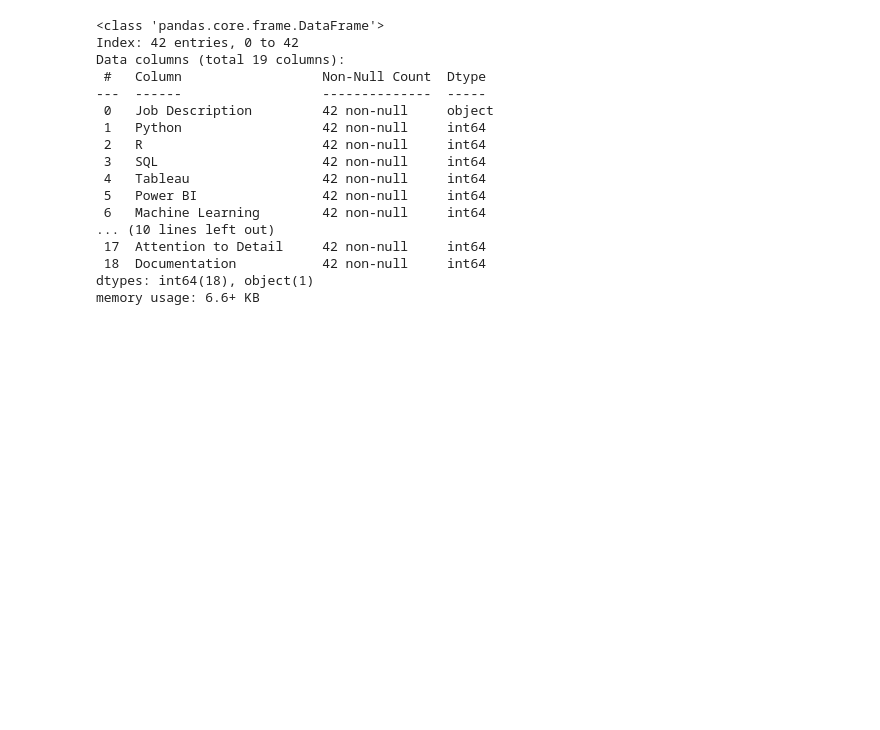
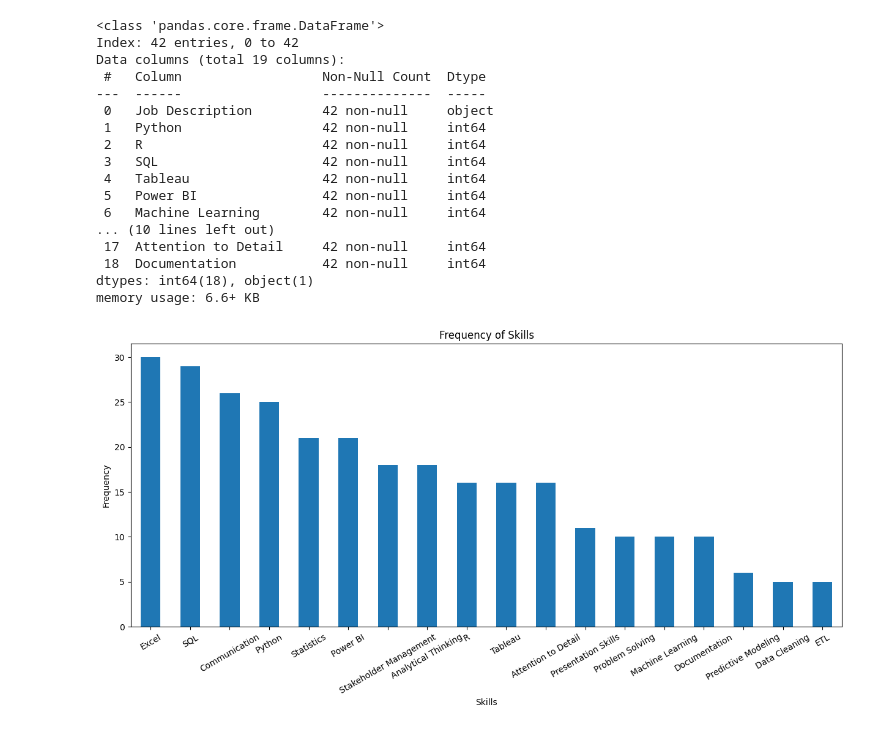
Before and after one commit to raz0208/Job-Analysis-, a Jupyter notebook: Data_Analyst_Job_Analysis.ipynb, the cells around one changed output. Saved outputs shown, nothing was run; the diff lists cells and outputs as text; code cells hidden in the pictures; blank space fills up the shorter version.

```diff
--- a/Data_Analyst_Job_Analysis.ipynb
+++ b/Data_Analyst_Job_Analysis.ipynb
@@ -224,3 +225,17 @@ Data columns (total 19 columns):
  18  Documentation           42 non-null     int64
 dtypes: int64(18), object(1)
 memory usage: 6.6+ KB
+# %%
+# Visualise skills counts in a bar chart
+skills_counts = df_cleaned.iloc[:, 1:].sum()
+skills_counts.sort_values(ascending=False, inplace=True)
+
+plt.figure(figsize=(15, 6))
+skills_counts.plot(kind='bar')
+plt.title('Frequency of Skills')
+plt.xlabel('Skills')
+plt.ylabel('Frequency')
+plt.xticks(rotation=30)
+plt.show()
+# %% [output]
+[figure, added]
```
Also changed, not shown: parts of 1 cell of this notebook.
